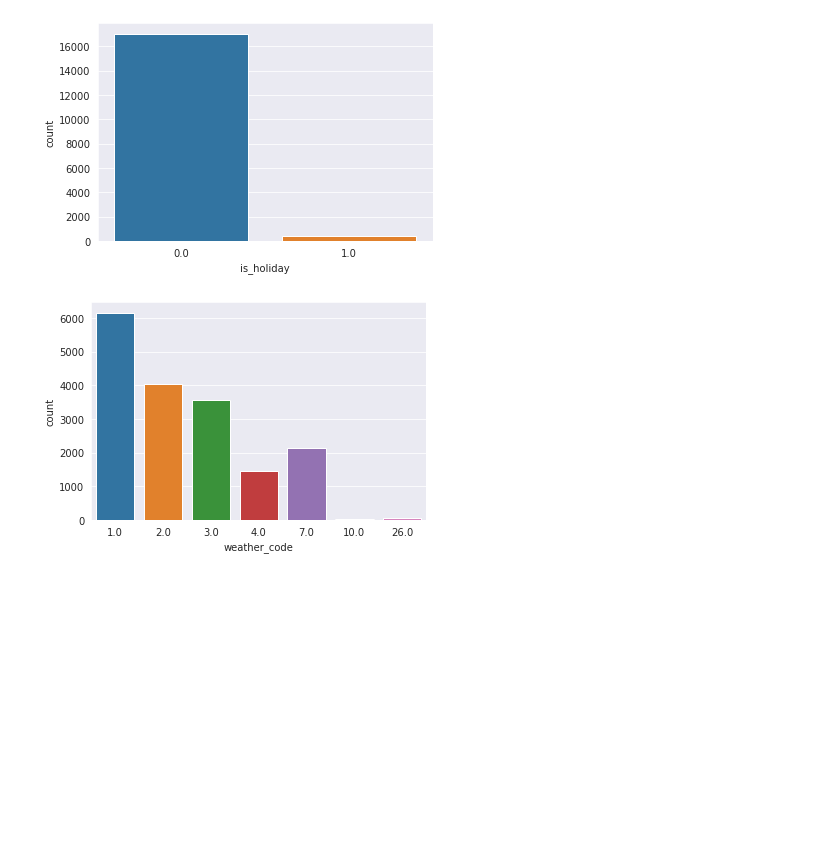
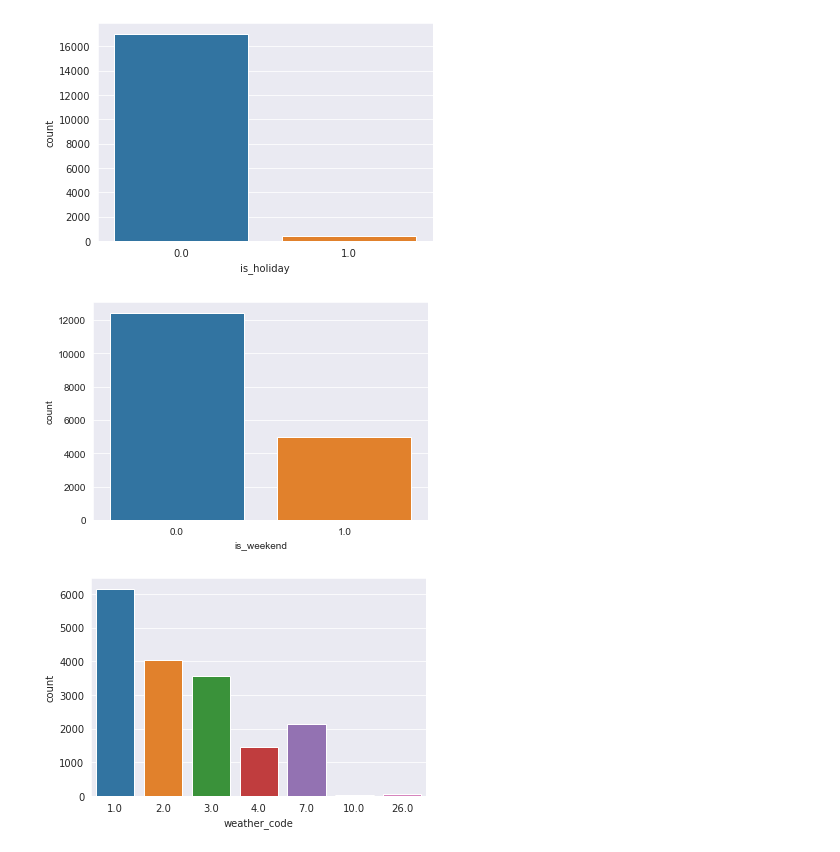
Before and after one commit to Nilswonderland/Portfolio, a Jupyter notebook: DV_capstone_1_.ipynb, the cells around one changed output. Cells and saved outputs as stored; diff of their text form; code cells hidden in the pictures; blank space fills up the shorter version.

```diff
--- a/DV_capstone_1_.ipynb
+++ b/DV_capstone_1_.ipynb
@@ -125,6 +125,10 @@ sns.countplot(x = 'season', data = df);
 sns.countplot(x = 'is_holiday', data = df);
 # %% [output]
 [figure]
+# %%
+sns.countplot(x = 'is_weekend', data = df);
+# %% [output]
+[figure, added]
 # %%
 sns.countplot('weather_code', data = df);
 # %% [output]
```
Also changed, not shown: parts of 35 cells of this notebook, 1 other file.
